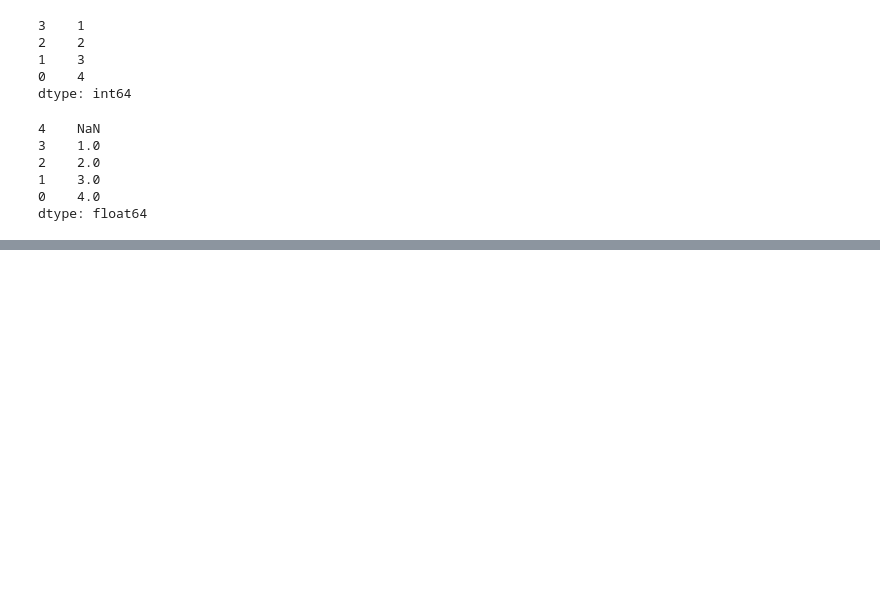
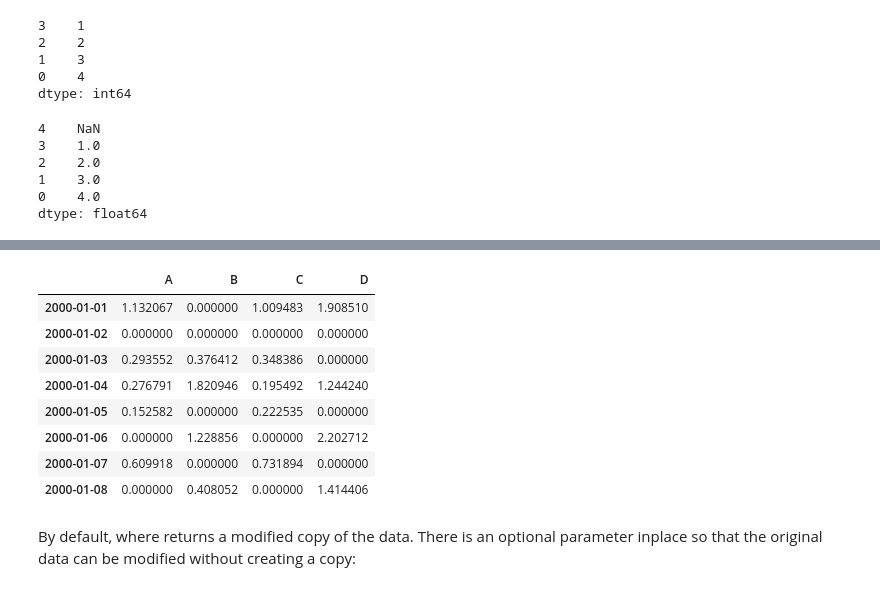
Before and after one commit to Raghushaf/Data_Study_Kaggle, a Jupyter notebook: pandas-learn-practise.ipynb, the cells around one changed output, grey strips where cells are left out. Saved outputs shown, nothing was run; the diff lists cells and outputs as text; code cells hidden in the pictures; blank space fills up the shorter version.

```diff
--- a/pandas-learn-practise.ipynb
+++ b/pandas-learn-practise.ipynb
@@ -4258,0 +4314,17 @@ dtype: float64
+# %%
+df2 = df.copy()
+df2[df2 < 0] = 0
+
+df2
+# %% [output]
+|  | A | B | C | D |
+| 2000-01-01 | 1.132067 | 0.000000 | 1.009483 | 1.908510 |
+| 2000-01-02 | 0.000000 | 0.000000 | 0.000000 | 0.000000 |
+| 2000-01-03 | 0.293552 | 0.376412 | 0.348386 | 0.000000 |
+| 2000-01-04 | 0.276791 | 1.820946 | 0.195492 | 1.244240 |
+| 2000-01-05 | 0.152582 | 0.000000 | 0.222535 | 0.000000 |
+| 2000-01-06 | 0.000000 | 1.228856 | 0.000000 | 2.202712 |
+| 2000-01-07 | 0.609918 | 0.000000 | 0.731894 | 0.000000 |
+| 2000-01-08 | 0.000000 | 0.408052 | 0.000000 | 1.414406 |
+# %% [markdown]
+By default, where returns a modified copy of the data. There is an optional parameter inplace so that the original data can be modified without creating a copy:
```
Also changed, not shown: parts of 97 cells of this notebook.
